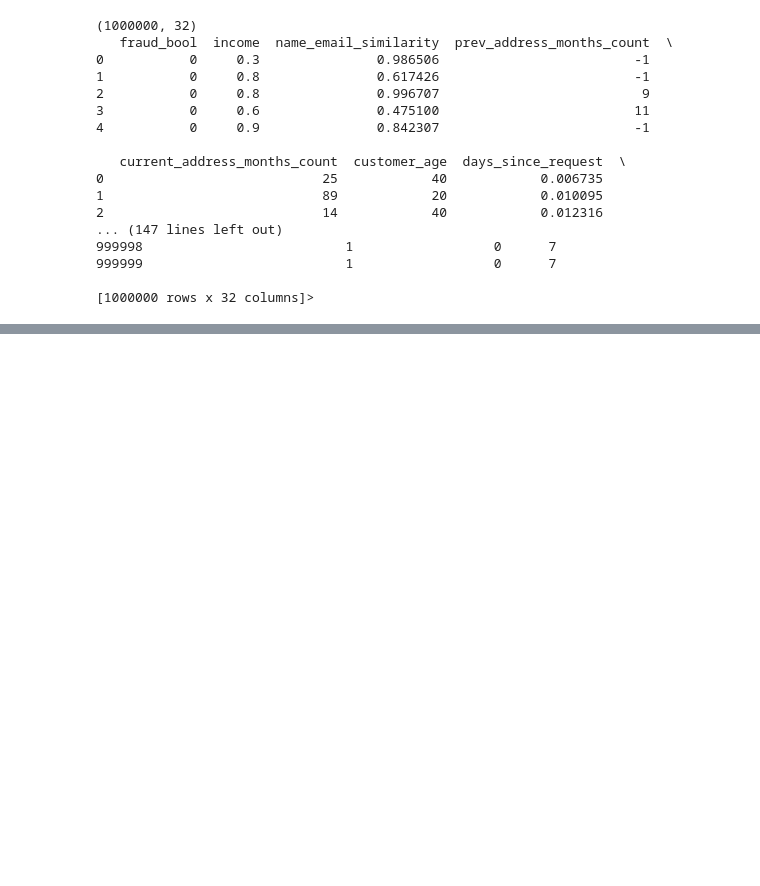
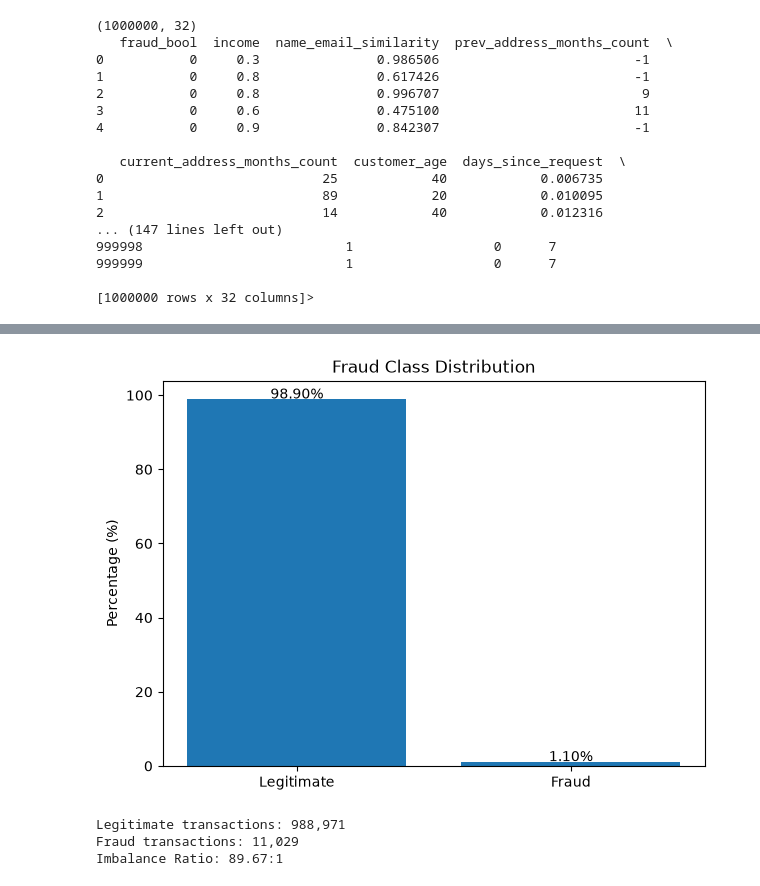
Before and after one commit to shubhanshutiwari1/FairFraud, a Jupyter notebook: notebooks/eda.ipynb, the cells around one changed output, grey strips where cells are left out. Cells and saved outputs as stored; diff of their text form; code cells hidden in the pictures; blank space fills up the shorter version.

```diff
--- a/notebooks/eda.ipynb
+++ b/notebooks/eda.ipynb
@@ -28,0 +129,42 @@ print(df.describe)
+# %%
+fraud_percentage = (
+    df["fraud_bool"]
+    .value_counts(normalize=True)
+    .sort_index()
+    * 100
+)
+
+plt.figure(figsize=(7, 5))
+
+plt.bar(
+    ["Legitimate", "Fraud"],
+    fraud_percentage.values
+)
+
+plt.ylabel("Percentage (%)")
+plt.title("Fraud Class Distribution")
+
+for i, value in enumerate(fraud_percentage.values):
+    plt.text(
+        i,
+        value + 0.2,
+        f"{value:.2f}%",
+        ha="center"
+    )
+
+plt.show()
+# %% [output]
+[figure, added]
+# %%
+legitimate = (df["fraud_bool"] == 0).sum()
+fraud = (df["fraud_bool"] == 1).sum()
+
+imbalance_ratio = legitimate / fraud
+
+print(f"Legitimate transactions: {legitimate:,}")
+print(f"Fraud transactions: {fraud:,}")
+print(f"Imbalance Ratio: {imbalance_ratio:.2f}:1")
+# %% [output]
+Legitimate transactions: 988,971
+Fraud transactions: 11,029
+Imbalance Ratio: 89.67:1
```
Also changed, not shown: parts of 27 cells of this notebook, 3 other files.
